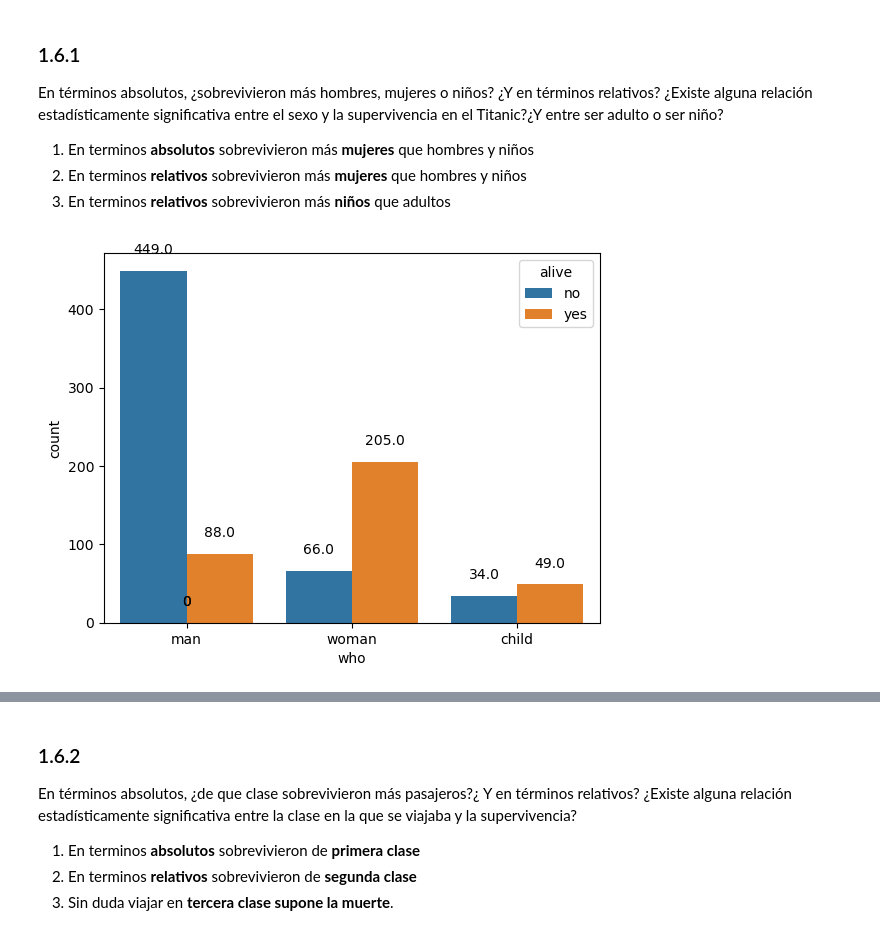
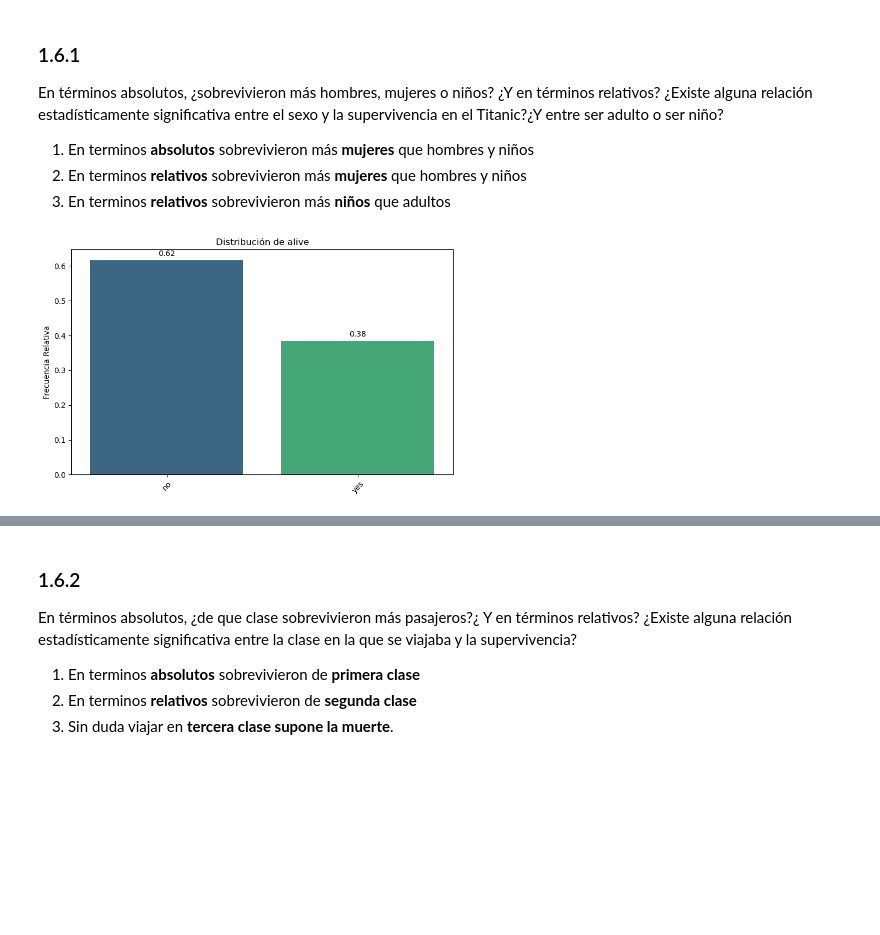
Before and after one commit to danilaviaart-lgtm/ds_curso, a Jupyter notebook: 2-Analytics/7-Mates para DS/Ejercicios/Practica_Multivariante.ipynb, the cells around one changed output, grey strips where cells are left out. Saved outputs shown, nothing was run; the diff lists cells and outputs as text; code cells hidden in the pictures; blank space fills up the shorter version.

```diff
--- a/2-Analytics/7-Mates para DS/Ejercicios/Practica_Multivariante.ipynb
+++ b/2-Analytics/7-Mates para DS/Ejercicios/Practica_Multivariante.ipynb
@@ -152,15 +152,7 @@ En términos absolutos, ¿sobrevivieron más hombres, mujeres o niños? ¿Y en t
 1. En terminos **absolutos** sobrevivieron más **mujeres** que hombres y niños
 2. En terminos **relativos** sobrevivieron más **mujeres** que hombres y niños
 3. En terminos **relativos** sobrevivieron más **niños** que adultos
-# %%
-resultado = sns.countplot(dt, x="who", hue="alive")
-
-for p in resultado.patches:
-    resultado.annotate(f'{p.get_height()}',
-                (p.get_x() + p.get_width() / 2., p.get_height()),
-                ha='center', va='bottom', xytext=(0, 10),
-                textcoords='offset points')
-
-plt.show()
-# %% [output]
-[figure, removed]
+# %%
+pinta_distribucion_categoricas(dt,["alive"], relativa= True, mostrar_valores= True)
+# %% [output]
+[figure, added]
```
Also changed, not shown: parts of 2 cells of this notebook, 6 other files.
